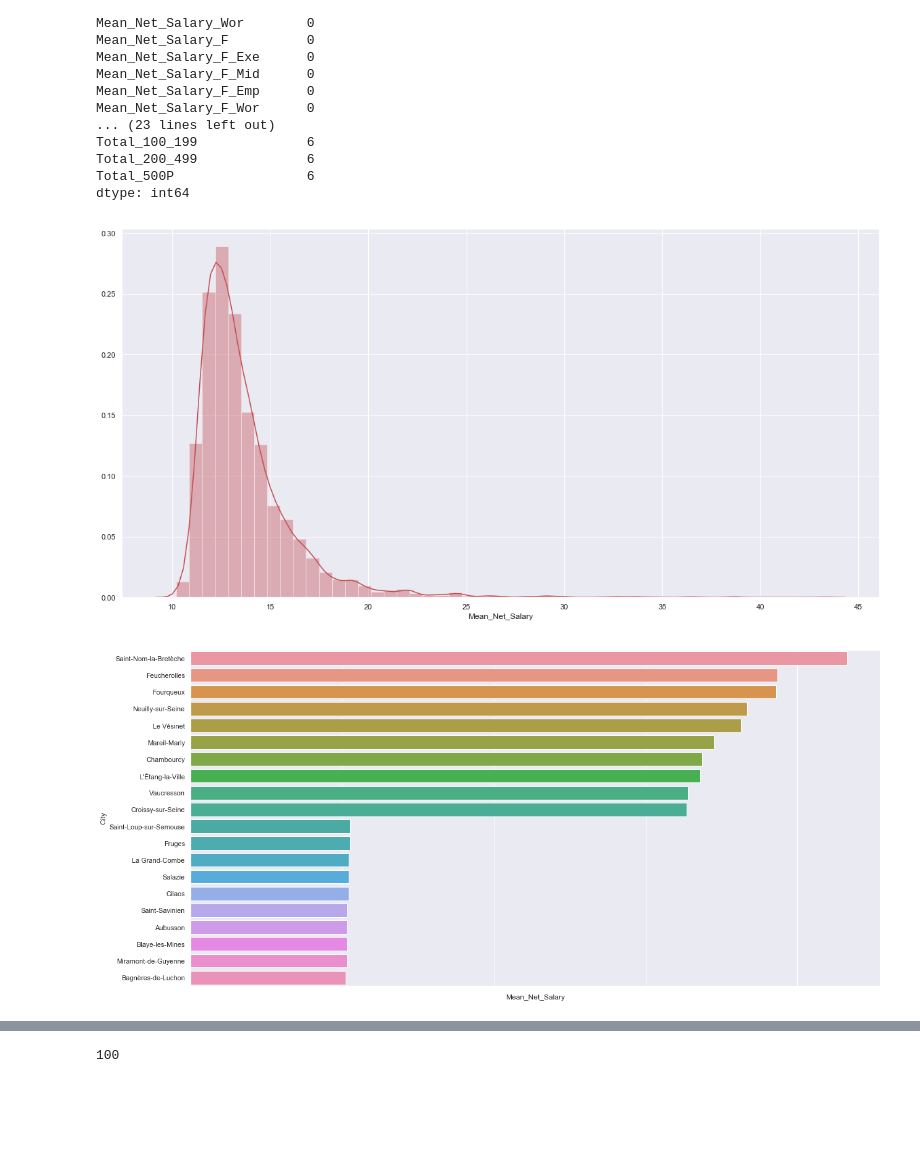
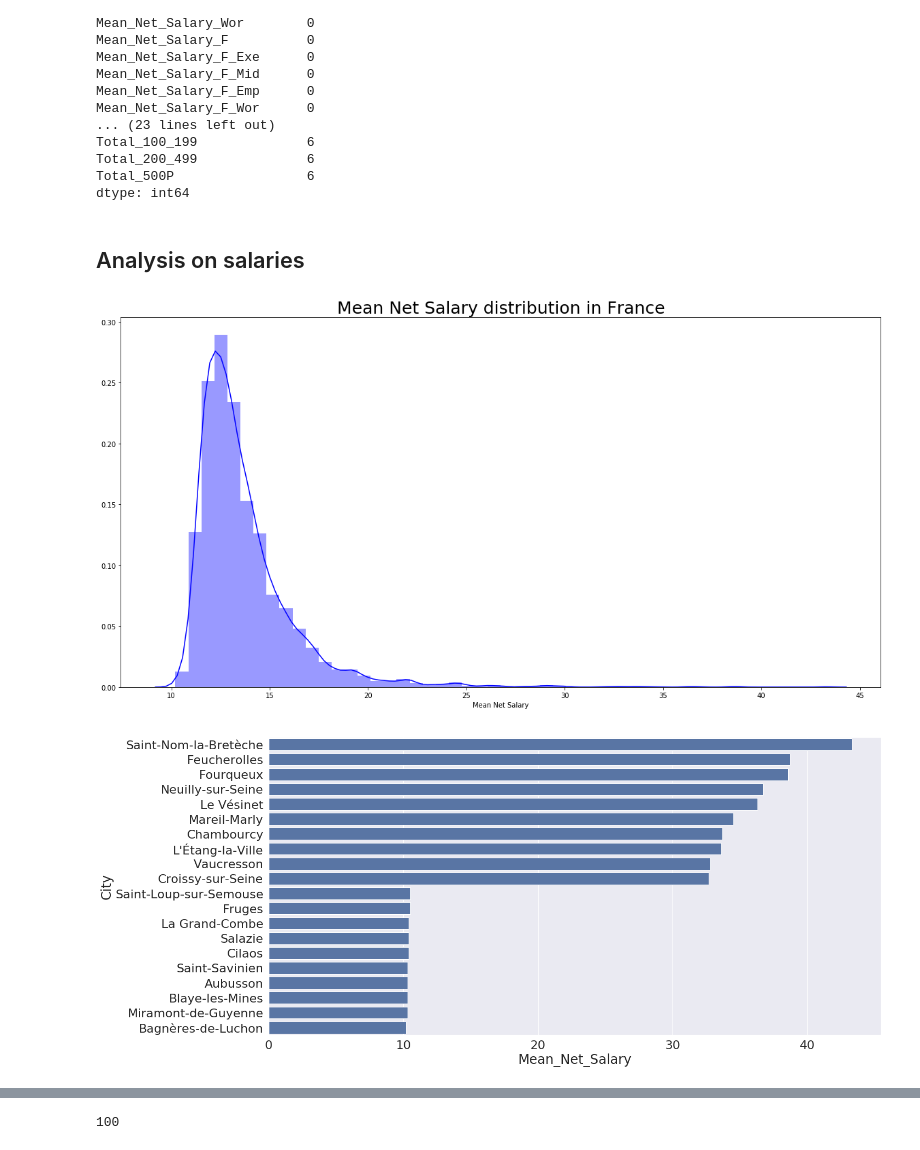
Before and after one commit to doursand/insee, a Jupyter notebook: INSEE.ipynb, the cells around one changed output, grey strips where cells are left out. Cells and saved outputs as stored; diff of their text form; code cells hidden in the pictures; blank space fills up the shorter version.

Commit message:
Add files via upload
jupyter notebook containing all code for analysis

```diff
--- a/INSEE.ipynb
+++ b/INSEE.ipynb
@@ -151,11 +175,13 @@ df_merged['Diff_Mean_Net_Salary_M_F']=df_merged['Mean_Net_Salary_M']-df_merged['
+# %% [markdown]
+## Analysis on salaries
 # %%
 #here is the distribution of Mean salary in France
 fig=plt.figure(figsize=(20,10))
 
 ax1 = fig.add_subplot(1,1,1)
-sns.distplot(top['Mean_Net_Salary'],ax=ax1,hist=True,color='r');
+sns.distplot(df_merged['Mean_Net_Salary'],ax=ax1,hist=True,color='b',axlabel='Mean Net Salary').set_title('Mean Net Salary distribution in France',fontsize=25);
 # %% [output]
-[figure, old version]
+[figure, new version]
 # %%
 #Let's plot the top10 + bottom10 cities in France (salary wise)
 top = df_merged.sort_values(by='Mean_Net_Salary',ascending=False)
@@ -169,12 +195,11 @@ bottom10_cities
 top10_bottom10_cities = pd.concat([top10_cities,bottom10_cities])
 # %%
 fig=plt.figure(figsize=(20,10))
-
-ax1 = fig.add_subplot(1,1,1)
-snsbp = sns.barplot(data=top10_bottom10_cities,y='City',x='Mean_Net_Salary',ax=ax1,capsize=.2);
-snsbp.set_xticklabels(snsbp.get_xticklabels(), rotation=90);
+sns.set(font_scale=2)
+snsbp = sns.barplot(data=top10_bottom10_cities,y='City',x='Mean_Net_Salary',color='b',capsize=0.5);
+snsbp.set_xticklabels(snsbp.get_xticklabels(), rotation=90,minor=True);
 # %% [output]
-[figure, old version]
+[figure, new version]
 # %%
 # Let's focus on Departements now. In which department are the salary the highest ? (mean net salary per hour)
 df_dep=df_merged.groupby(['Departement'], as_index=False).mean().sort_values(by='Mean_Net_Salary',ascending=False)
```
Also changed, not shown: parts of 49 cells of this notebook.
